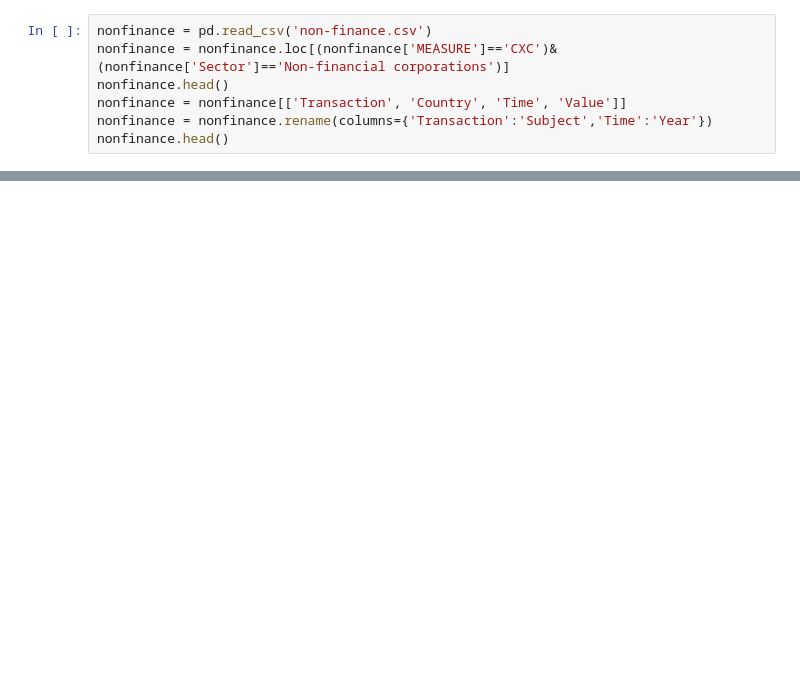
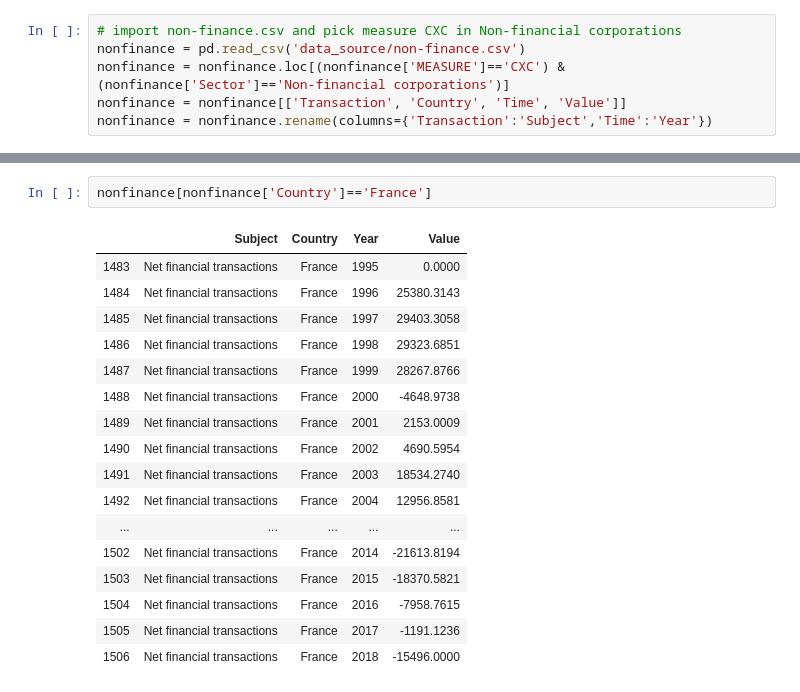
Before and after one commit to YueminLi/Financialization-, a Jupyter notebook: OECD.ipynb, the cells around one changed output, grey strips where cells are left out. Cells and saved outputs as stored; diff of their text form; blank space fills up the shorter version.

```diff
--- a/OECD.ipynb
+++ b/OECD.ipynb
@@ -21,9 +26,8 @@ gdp = gdp.loc[gdp['MEASURE']=='VXVOB']
 gdp = gdp[['Transaction','Country','Year','Value']]
 gdp = gdp.rename(columns={'Transaction':'Subject'})
 # %%
-nonfinance = pd.read_csv('non-finance.csv')
-nonfinance = nonfinance.loc[(nonfinance['MEASURE']=='CXC')& (nonfinance['Sector']=='Non-financial corporations')]
-nonfinance.head()
+# import non-finance.csv and pick measure CXC in Non-financial corporations
+nonfinance = pd.read_csv('data_source/non-finance.csv')
+nonfinance = nonfinance.loc[(nonfinance['MEASURE']=='CXC') & (nonfinance['Sector']=='Non-financial corporations')]
 nonfinance = nonfinance[['Transaction', 'Country', 'Time', 'Value']]
 nonfinance = nonfinance.rename(columns={'Transaction':'Subject','Time':'Year'})
-nonfinance.head()
@@ -48,0 +43,20 @@ full.head()
+# %%
+nonfinance[nonfinance['Country']=='France']
+# %% [output]
+|  | Subject | Country | Year | Value |
+| 1483 | Net financial transactions | France | 1995 | 0.0000 |
+| 1484 | Net financial transactions | France | 1996 | 25380.3143 |
+| 1485 | Net financial transactions | France | 1997 | 29403.3058 |
+| 1486 | Net financial transactions | France | 1998 | 29323.6851 |
+| 1487 | Net financial transactions | France | 1999 | 28267.8766 |
+| 1488 | Net financial transactions | France | 2000 | -4648.9738 |
+| 1489 | Net financial transactions | France | 2001 | 2153.0009 |
+| 1490 | Net financial transactions | France | 2002 | 4690.5954 |
+| 1491 | Net financial transactions | France | 2003 | 18534.2740 |
+| 1492 | Net financial transactions | France | 2004 | 12956.8581 |
+| ... | ... | ... | ... | ... |
+| 1502 | Net financial transactions | France | 2014 | -21613.8194 |
+| 1503 | Net financial transactions | France | 2015 | -18370.5821 |
+| 1504 | Net financial transactions | France | 2016 | -7958.7615 |
+| 1505 | Net financial transactions | France | 2017 | -1191.1236 |
+| 1506 | Net financial transactions | France | 2018 | -15496.0000 |
```
Also changed, not shown: parts of 53 cells of this notebook.
